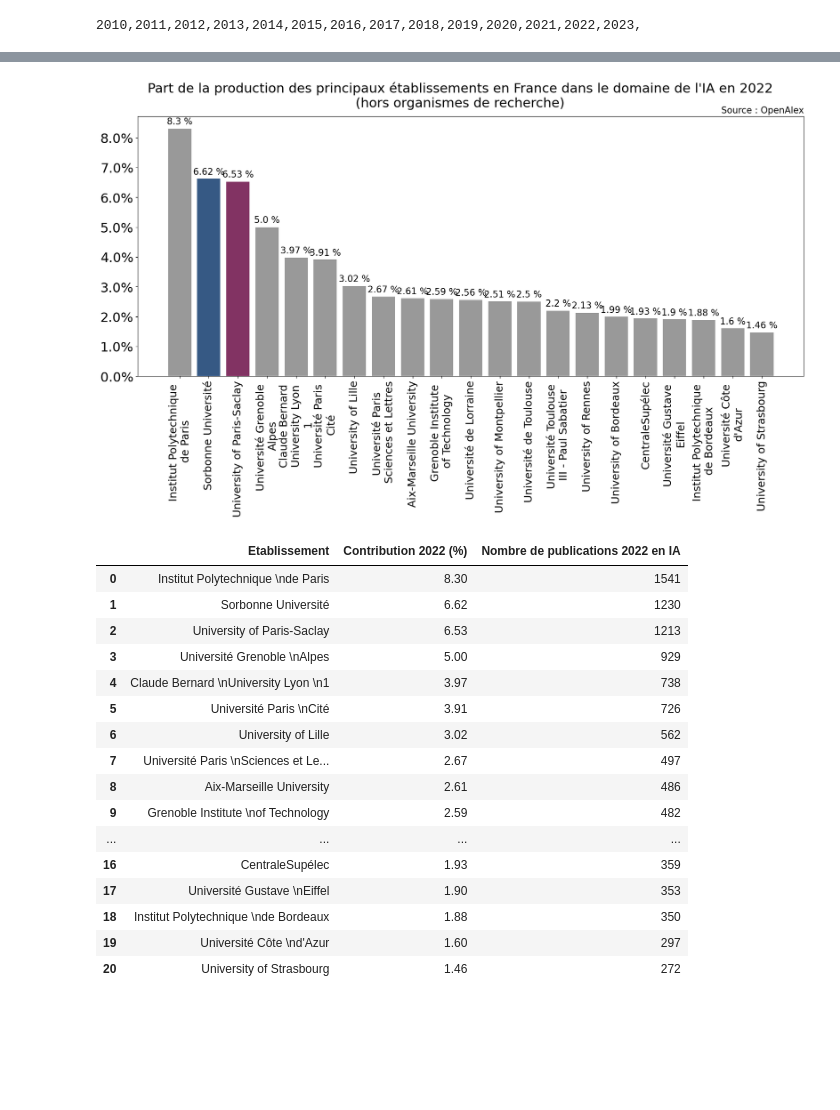
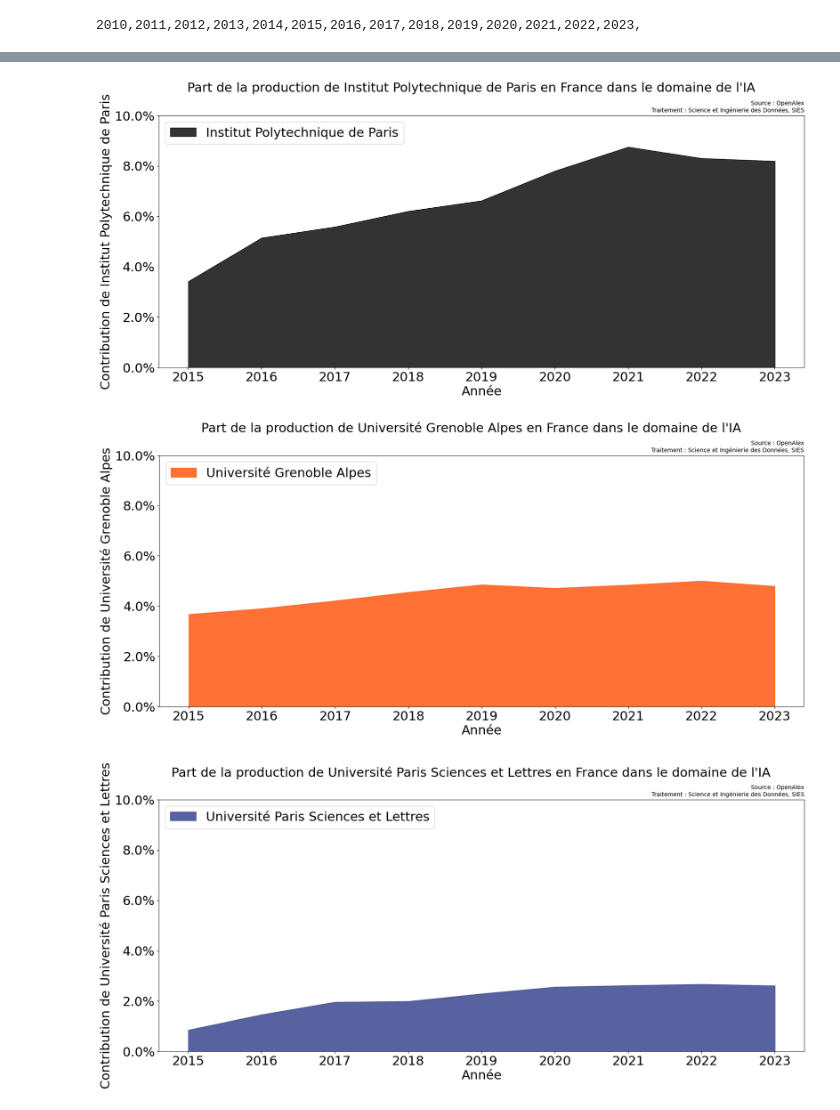
Before and after one commit to dataesr/ia-tracker, a Jupyter notebook: notebooks/OpenAlex.ipynb, the cells around one changed output, grey strips where cells are left out. Drawn from its saved outputs; the diff is of its cells as text; code cells hidden in the pictures; blank space fills up the shorter version.

```diff
--- a/notebooks/OpenAlex.ipynb
+++ b/notebooks/OpenAlex.ipynb
@@ -123,39 +147,12 @@ for ix, t in enumerate(top_etab):
-# %%
-fig, ax = plt.subplots(figsize=(20,8), dpi=100)
-
-colors = ['grey']*TOP
-colors[1] = '#042f66'
-colors[2] = '#63003C'
-ax.bar(top_etab_filtered, top_shares_filtered,
-       alpha=0.8, color=colors
-      )
-plt.suptitle(f"Part de la production des principaux établissements en France dans le domaine de l'IA en 2022\n(hors organismes de recherche)")
-plt.title('Source : OpenAlex', size=15, loc='right')
-ax.yaxis.set_major_formatter(mtick.PercentFormatter())
-ax.set_xticklabels(top_etab_filtered, rotation='vertical', fontsize=SMALL_SIZE)
-for i in range(len(top_etab_filtered)):
-    plt.text(i, top_shares_filtered[i]+0.15, str(top_shares_filtered[i])+' %', ha = 'center', fontsize=15)
-# %% [output]
-[figure, old version]
+# %%
+make_graph_share_year('Institut Polytechnique de Paris')
+# %% [output]
+[figure, added]
 # %%
-pd.DataFrame({'Etablissement': top_etab_filtered,
-              'Contribution 2022 (%)': top_shares_filtered,
-             'Nombre de publications 2022 en IA': top_count_filtered})
+make_graph_share_year('Université Grenoble Alpes')
 # %% [output]
-|  | Etablissement | Contribution 2022 (%) | Nombre de publications 2022 en IA |
-| 0 | Institut Polytechnique \nde Paris | 8.30 | 1541 |
-| 1 | Sorbonne Université | 6.62 | 1230 |
-| 2 | University of Paris-Saclay | 6.53 | 1213 |
-| 3 | Université Grenoble \nAlpes | 5.00 | 929 |
-| 4 | Claude Bernard \nUniversity Lyon \n1 | 3.97 | 738 |
-| 5 | Université Paris \nCité | 3.91 | 726 |
-| 6 | University of Lille | 3.02 | 562 |
-| 7 | Université Paris \nSciences et Le... | 2.67 | 497 |
-| 8 | Aix-Marseille University | 2.61 | 486 |
-| 9 | Grenoble Institute \nof Technology | 2.59 | 482 |
-| ... | ... | ... | ... |
-| 16 | CentraleSupélec | 1.93 | 359 |
-| 17 | Université Gustave \nEiffel | 1.90 | 353 |
-| 18 | Institut Polytechnique \nde Bordeaux | 1.88 | 350 |
-| 19 | Université Côte \nd'Azur | 1.60 | 297 |
-| 20 | University of Strasbourg | 1.46 | 272 |
+[figure, added]
+# %%
+make_graph_share_year('Université Paris Sciences et Lettres')
+# %% [output]
+[figure, added]
```
Also changed, not shown: parts of 19 cells of this notebook.
